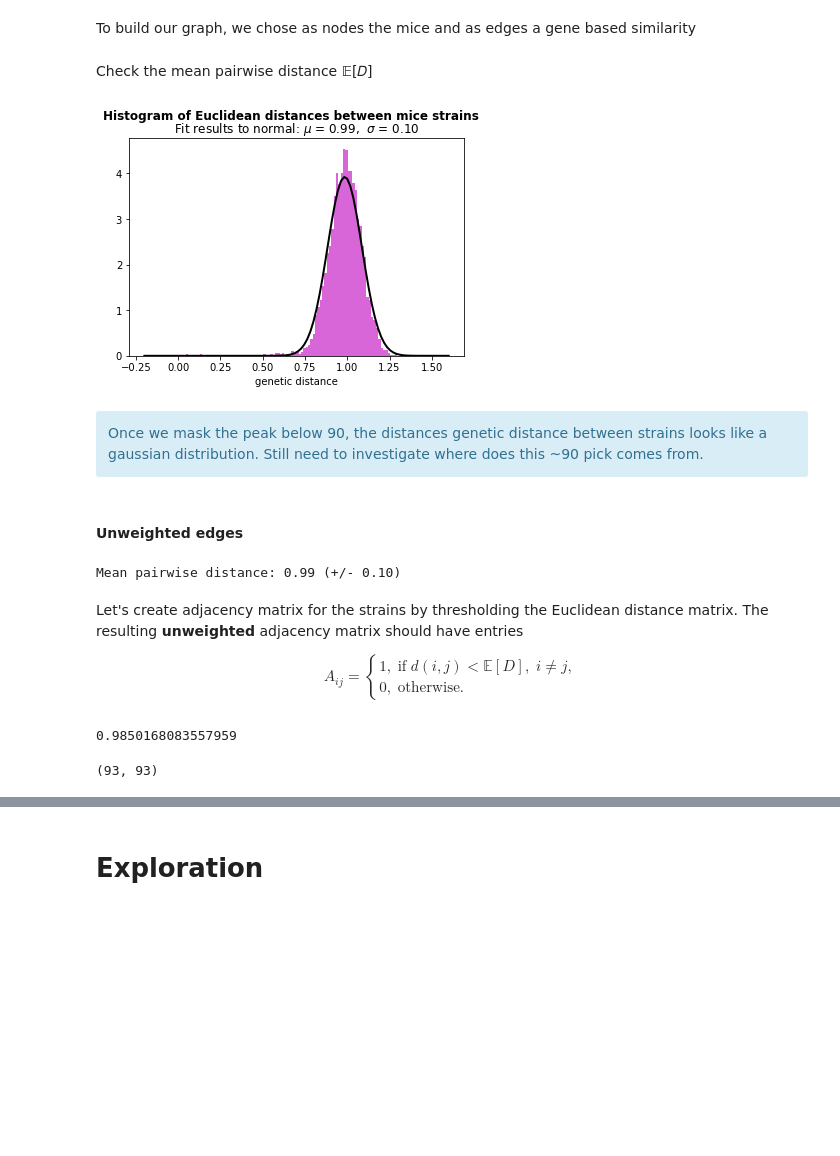
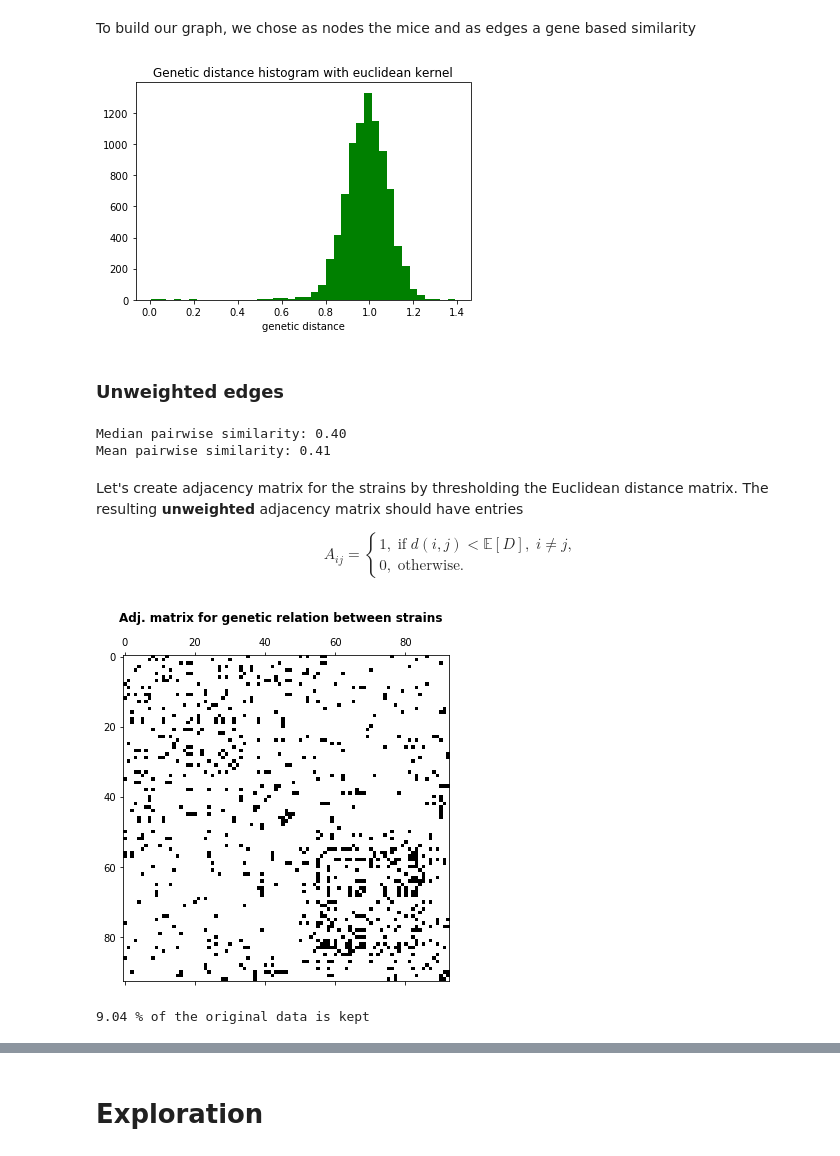
Before and after one commit to raphaelreiss/Network_tour_of_mice_genetics, a Jupyter notebook: Graph_Analysis_Mice_Genetics.ipynb, the cells around one changed output, grey strips where cells are left out. Drawn from its saved outputs; the diff is of its cells as text; code cells hidden in the pictures; blank space fills up the shorter version.

Commit message:
Clean preprocessing. Still missing small part

```diff
--- a/Graph_Analysis_Mice_Genetics.ipynb
+++ b/Graph_Analysis_Mice_Genetics.ipynb
@@ -257,2 +241,0 @@ strain_genetic_dist = pdist(genotype_df.values, metric='cosine')
-# %% [markdown]
-Check the mean pairwise distance  𝔼[𝐷]
@@ -293,13 +242,12 @@ def hist_norm_fit(serie: pd.Series, ax: matplotlib.axes.Axes, meth: scipy.stats,
-# %%
-ax = plt.subplot()
-plt.suptitle("Histogram of Euclidean distances between mice strains", fontweight='bold')
-strain_gen_dist_series = pd.Series(strain_genetic_dist.flatten())
-hist_norm_fit(strain_gen_dist_series, ax, meth=norm, bins=100)
-ax.set_xlabel("genetic distance")
-plt.show()
-# %% [output]
-[figure, removed]
-# %% [markdown]
-<div class="alert alert-block alert-info">
-    Once we mask the peak below 90, the distances genetic distance between strains looks like a gaussian distribution. Still need to investigate where does this ~90 pick comes from.
-</div>
+# %%
+# Build genetic strains distance with the all the 93 neighvors
+genetic_distance, idx = distance_scipy_spatial(genotype_df.values, k=93, metric='cosine')
+# %%
+# Plot the genetic strains distance histogram
+ax = plt.subplot()
+plt.title("Genetic distance histogram with euclidean kernel")
+plt.xlabel("genetic distance")
+plt.hist(genetic_distance.flatten(), bins=40, color='g')
+plt.show()
+# %% [output]
+[figure, added]
@@ -306,9 +257,2 @@ plt.show()
 # %% [markdown]
-#### Unweighted edges
+### Unweighted edges
-# %%
-# Here we take mean distance value when we don't mask over 90
-mean_dist = strain_genetic_dist.mean()
-std_dist = strain_genetic_dist.std()
-print("Mean pairwise distance: %0.2f (+/- %0.2f)" % (strain_genetic_dist.mean(), strain_genetic_dist.std()))
-# %% [output]
-Mean pairwise distance: 0.99 (+/- 0.10)
@@ -314,0 +263,9 @@ Mean pairwise distance: 0.99 (+/- 0.10)
+# %%
+# Show relevant statistic to find a good threshold
+median_sim = np.median(adj.toarray()[adj.nonzero()])
+mean_sim = np.mean(adj[adj.nonzero()])
+print("Median pairwise similarity: %0.2f" % median_sim)
+print("Mean pairwise similarity: %0.2f" % mean_sim)
+# %% [output]
+Median pairwise similarity: 0.40
+Mean pairwise similarity: 0.41
@@ -318,17 +278,3 @@ The resulting **unweighted** adjacency matrix should have entries
 
 
 $$ A_{ij} = \begin{cases} 1, \; \text{if} \; d(i,j)< \mathbb{E}[D], \; i \neq j, \\ 0, \; \text{otherwise.} \end{cases} $$
-# %%
-threshold
-# %% [output]
-0.9850168083557959
-# %%
-#Algorithm to create the edges
-threshold = mean_dist - 0.125
-
-gen_related_strain_A = squareform(strain_genetic_dist)
-gen_related_strain_A = np.where(gen_related_strain_A < threshold, 1, 0)
-gen_related_strain_A -= np.identity(gen_related_strain_A.shape[0], dtype='int64')
-gen_related_strain_A.shape
-# %% [output]
-(93, 93)
@@ -334,0 +288,10 @@ gen_related_strain_A.shape
+# %%
+# Plot the spied unweighted adjacency matrix
+plt.figure(figsize=(6, 6))
+plt.spy(unweighted_adj)
+plt.suptitle("Adj. matrix for genetic relation between strains", fontweight='bold')
+plt.show()
+print_remaining_data(unweighted_adj)
+# %% [output]
+[figure, added]
+9.04 % of the original data is kept
```
Also changed, not shown: parts of 32 cells of this notebook.
